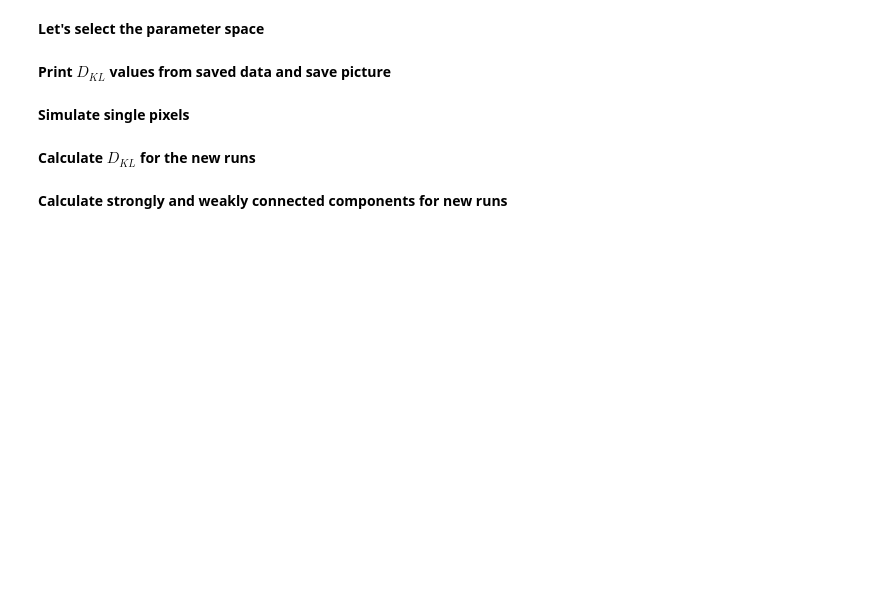
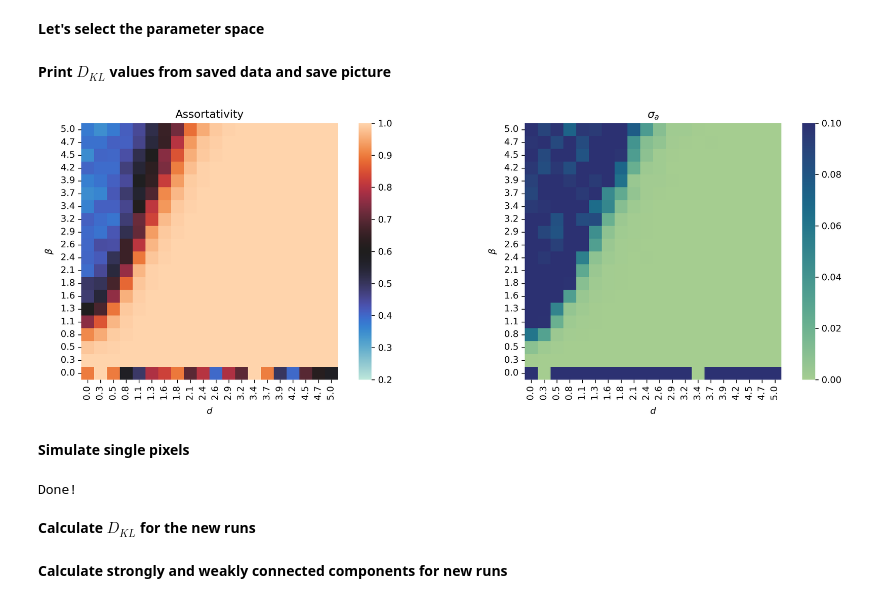
Before and after one commit to lunahsenzacca/EC, a Jupyter notebook: explore_data.ipynb, the cells around one changed output. Saved outputs shown, nothing was run; the diff lists cells and outputs as text; code cells hidden in the pictures; blank space fills up the shorter version.

Commit message:
Keep repeat run values

```diff
--- a/explore_data.ipynb
+++ b/explore_data.ipynb
@@ -17,6 +17,9 @@ from matplotlib.colors import LogNorm
 # %%
 # Resolution
 res = 40
+
+# Repeat runs
+rep = 5
 
 # Pruning parameters
 beta = np.linspace(0.001, 5, res)
@@ -36,8 +39,8 @@ N = 100
 # Where to store values
 sv_pth = './b[' + str(beta[0]) + ',' + str(beta[-1]) + ']d[' + str(dist[0]) + ',' + str(dist[-1]) + ']/'
 
-titles = ['$D_{0}$','$\\sigma_{D_{0}}$',
-          '$D_{T}$','$\\sigma_{D_{T}}$',
+titles = ['$D(0)$','$\\sigma_{D(0)}$',
+          '$D(T)$','$\\sigma_{D(T)}$',
           'Strongly Connected Components','$\\sigma_{SCC}$',
           'Weakly Connected Components','$\\sigma_{WCC}$',
           'Assortativity','$\\sigma_{a}$',
@@ -46,9 +49,9 @@ titles = ['$D_{0}$','$\\sigma_{D_{0}}$',
 **Print $D_{KL}$ values from saved data and save picture**
 # %%
 # Load saved arrays
-TOT = np.load(sv_pth + str(N) + '_' + str(res) + 'ps.npy').reshape((res,res,12))
+TOT = np.load(sv_pth + str(N) + '_' + str(res) + 'ps.npy').reshape((res,res,6,rep))
 
-c = 2
+c = 4
 
 # Get labels for graphics
 b_st = []
@@ -62,62 +65,62 @@ for dis in dist:
     d_st.append(f'{dis: 0,.1f}')
 
 # Print phase space
-fig, ax = plt.subplots(1,2, figsize = (14,7), dpi = 300)
+fig, ax = plt.subplots(1,2, figsize = (14,5), dpi = 300)
 
 # DV0
 if c == 0:
 
-    sns.heatmap(TOT[:,:,2*c], norm = LogNorm(vmax = 20), square = True, cmap = 'icefire', xticklabels = d_st, yticklabels = b_st, ax = ax[0])
-    sns.heatmap(np.sqrt(TOT[:,:,2*c + 1]), vmin = 0, vmax = 1, square = True, cmap = 'crest', xticklabels = d_st, yticklabels = b_st, ax = ax[1])
+    sns.heatmap(np.nanmean(TOT[:,:,c,:], axis = -1), norm = LogNorm(vmax = 50), square = True, cmap = 'icefire', xticklabels = d_st, yticklabels = b_st, ax = ax[0])
+    sns.heatmap(np.nanstd(TOT[:,:,c,:], axis = -1), vmin = 0, vmax = 1, square = True, cmap = 'crest', xticklabels = d_st, yticklabels = b_st, ax = ax[1])
 
 # DV
 elif c == 1:
 
-    sns.heatmap(TOT[:,:,2*c], norm = LogNorm(vmax = 50), square = True, cmap = 'icefire', xticklabels = d_st, yticklabels = b_st, ax = ax[0])
-    sns.heatmap(np.sqrt(TOT[:,:,2*c + 1]), vmin = 0, vmax = 10, square = True, cmap = 'crest', xticklabels = d_st, yticklabels = b_st, ax = ax[1])
+    sns.heatmap(np.nanmean(TOT[:,:,c,:], axis = -1), norm = LogNorm(vmax = 50), square = True, cmap = 'icefire', xticklabels = d_st, yticklabels = b_st, ax = ax[0])
+    sns.heatmap(np.nanstd(TOT[:,:,c,:], axis = -1), vmin = 0, vmax = 10, square = True, cmap = 'crest', xticklabels = d_st, yticklabels = b_st, ax = ax[1])
 
 # SCC
 elif c == 2:
 
-    sns.heatmap(TOT[:,:,2*c], norm = LogNorm(vmax = N), square = True, cmap = 'icefire', xticklabels = d_st, yticklabels = b_st, ax = ax[0])
-    sns.heatmap(np.sqrt(TOT[:,:,2*c + 1]), vmin = 0, vmax = 0.1*N, square = True, cmap = 'crest', xticklabels = d_st, yticklabels = b_st, ax = ax[1])
+    sns.heatmap(np.nanmean(TOT[:,:,c,:], axis = -1), norm = LogNorm(vmax = N), square = True, cmap = 'icefire', xticklabels = d_st, yticklabels = b_st, ax = ax[0])
+    sns.heatmap(np.nanstd(TOT[:,:,c,:], axis = -1), vmin = 0, vmax = 0.1*N, square = True, cmap = 'crest', xticklabels = d_st, yticklabels = b_st, ax = ax[1])
 
 # WCC
 elif c == 3:
 
-    sns.heatmap(TOT[:,:,2*c], norm = LogNorm(vmax = N), square = True, cmap = 'icefire', xticklabels = d_st, yticklabels = b_st, ax = ax[0])
-    sns.heatmap(np.sqrt(TOT[:,:,2*c + 1]), vmin = 0, vmax = 0.1*N, square = True, cmap = 'crest', xticklabels = d_st, yticklabels = b_st, ax = ax[1])
+    sns.heatmap(np.nanmean(TOT[:,:,c,:], axis = -1), norm = LogNorm(vmax = N), square = True, cmap = 'icefire', xticklabels = d_st, yticklabels = b_st, ax = ax[0])
+    sns.heatmap(np.nanstd(TOT[:,:,c,:], axis = -1), vmin = 0, vmax = 0.1*N, square = True, cmap = 'crest', xticklabels = d_st, yticklabels = b_st, ax = ax[1])
 
 # Ass
 elif c == 4:
 
-    sns.heatmap(TOT[:,:,2*c], vmin = 0.2, vmax = 1, square = True, cmap = 'icefire', xticklabels = d_st, yticklabels = b_st, ax = ax[0])
-    sns.heatmap(np.sqrt(TOT[:,:,2*c + 1]), vmin = 0, vmax = 0.1, square = True, cmap = 'crest', xticklabels = d_st, yticklabels = b_st, ax = ax[1])
+    sns.heatmap(np.nanmean(TOT[:,:,c,:], axis = -1), vmin = 0.2, vmax = 1, square = True, cmap = 'icefire', xticklabels = d_st, yticklabels = b_st, ax = ax[0])
+    sns.heatmap(np.nanstd(TOT[:,:,c,:], axis = -1), vmin = 0, vmax = 0.1, square = True, cmap = 'crest', xticklabels = d_st, yticklabels = b_st, ax = ax[1])
 
 # Trans
 elif c == 5:
 
-    sns.heatmap(TOT[:,:,2*c], norm = LogNorm(vmax = 0.5), square = True, cmap = 'icefire', xticklabels = d_st, yticklabels = b_st, ax = ax[0])
-    sns.heatmap(np.sqrt(TOT[:,:,2*c + 1]), vmin = 0, vmax = 0.1, square = True, cmap = 'crest', xticklabels = d_st, yticklabels = b_st, ax = ax[1])
+    sns.heatmap(np.nanmean(TOT[:,:,c,:], axis = -1), norm = LogNorm(vmax = 0.5), square = True, cmap = 'icefire', xticklabels = d_st, yticklabels = b_st, ax = ax[0])
+    sns.heatmap(np.nanstd(TOT[:,:,c,:], axis = -1), vmin = 0, vmax = 0.1, square = True, cmap = 'crest', xticklabels = d_st, yticklabels = b_st, ax = ax[1])
 
 ax[0].set_title(titles[2*c])
 ax[1].set_title(titles[2*c + 1])
 
 for a in ax:
 
     a.invert_yaxis()
 
     a.set_xlabel('$d$')
     a.set_ylabel('$\\beta$')
 
-
-
-fig.suptitle('Simulation phase space for $N = $' + str(N) + ' agents after $T = 60$')
+#fig.suptitle('Simulation phase space for $N = $' + str(N) + ' agents after $T = 60$')
 
 plt.tight_layout()
 
 plt.savefig(sv_pth + str(c) + '_' + str(N) + '_' + str(res) + '.png', dpi = 300)
 plt.show()
+# %% [output]
+[figure, added]
 # %% [markdown]
 **Simulate single pixels**
 # %%
@@ -144,9 +147,9 @@ Na = 100
 # Number of out degrees in node initialization
 friends = int(np.log(Na) + 0.5)
 # Pruning parameter
-b = 0.7
+b = 1000
 # Initial separation of beliefs
-d = 2
+d = 1
 # Uncertainty on new observation
 var_c = 10
 
@@ -174,6 +177,8 @@ for i in tqdm(range(0,Ns), desc = 'Running multiple simulations' , leave = True)
     nets = nets + [net]
 
 print('Done!')
+# %% [output]
+Done!
 # %% [markdown]
 **Calculate $D_{KL}$ for the new runs**
 # %%
```
Also changed, not shown: parts of 5 cells of this notebook, 2 other files.
